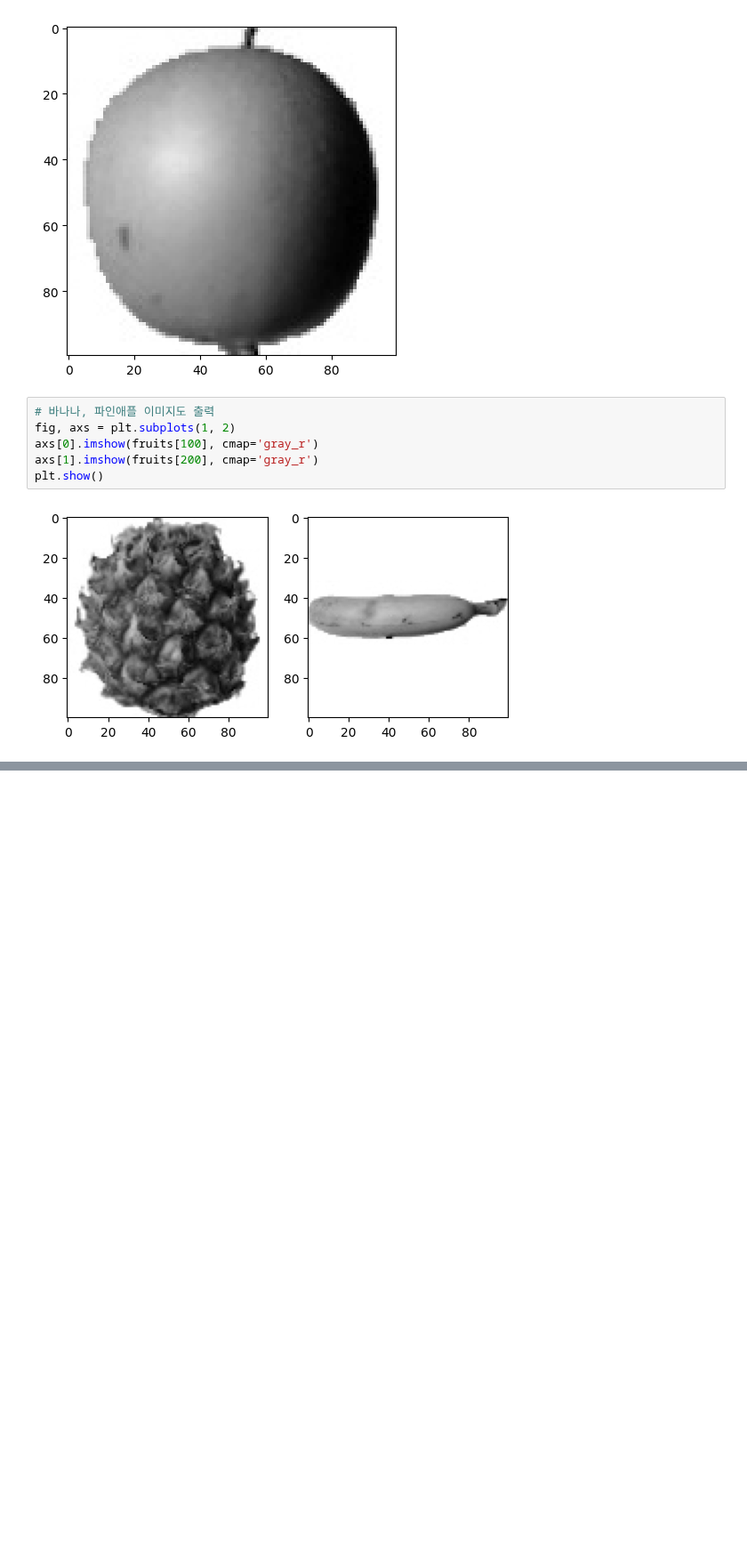
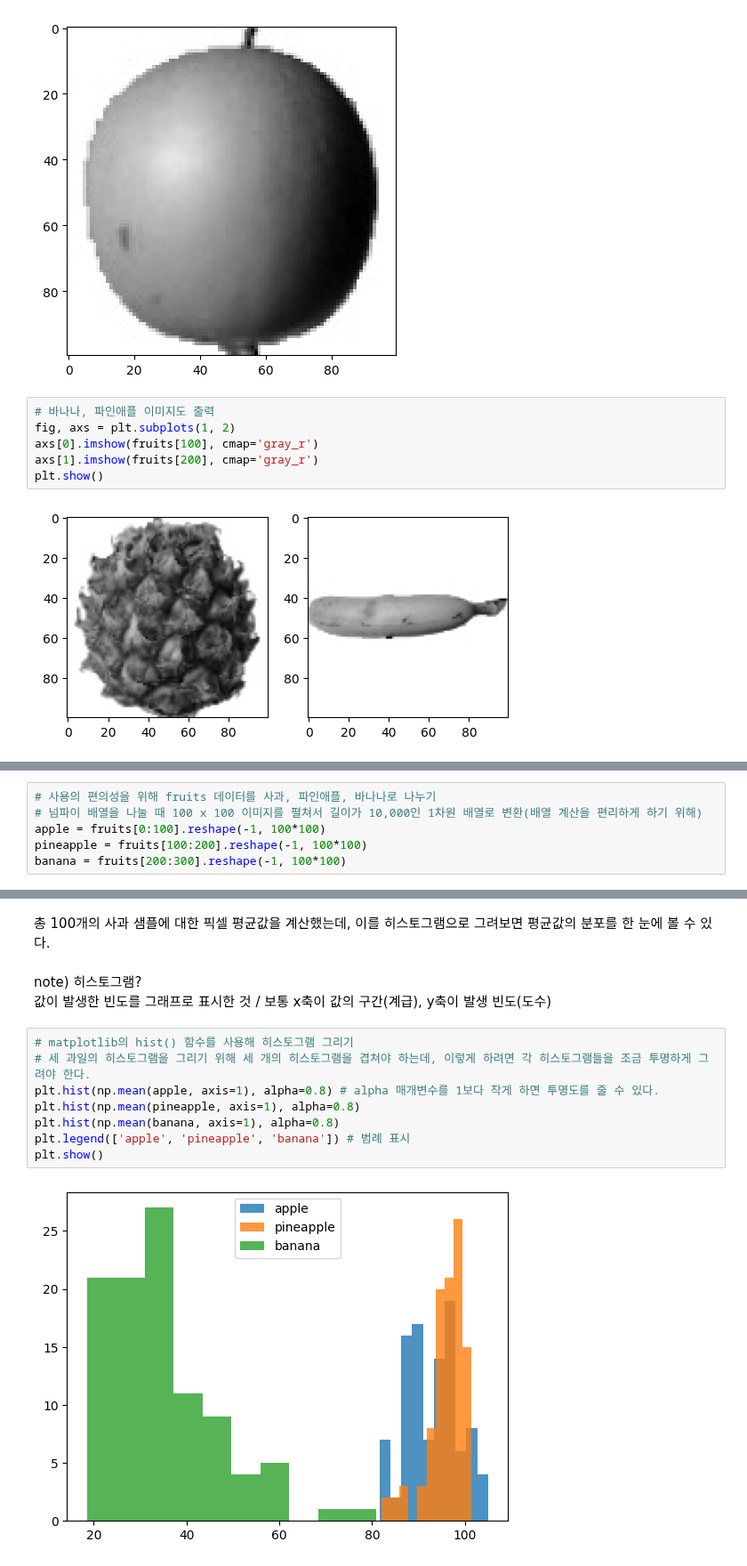
Before and after one commit to Chocoding1/Machine-Learning-Deep-Learning, a Jupyter notebook: 06_1.ipynb, the cells around one changed output, grey strips where cells are left out. Shown at 89% size. Saved outputs shown, nothing was run; the diff lists cells and outputs as text; blank space fills up the shorter version.

```diff
--- a/06_1.ipynb
+++ b/06_1.ipynb
@@ -89,0 +95,6 @@ plt.show()
+# %%
+# 사용의 편의성을 위해 fruits 데이터를 사과, 파인애플, 바나나로 나누기
+# 넘파이 배열을 나눌 때 100 x 100 이미지를 펼쳐서 길이가 10,000인 1차원 배열로 변환(배열 계산을 편리하게 하기 위해)
+apple = fruits[0:100].reshape(-1, 100*100)
+pineapple = fruits[100:200].reshape(-1, 100*100)
+banana = fruits[200:300].reshape(-1, 100*100)
@@ -89,0 +126,15 @@ plt.show()
+# %% [markdown]
+총 100개의 사과 샘플에 대한 픽셀 평균값을 계산했는데, 이를 히스토그램으로 그려보면 평균값의 분포를 한 눈에 볼 수 있다.
+# %% [markdown]
+note) 히스토그램?<br>
+값이 발생한 빈도를 그래프로 표시한 것 / 보통 x축이 값의 구간(계급), y축이 발생 빈도(도수)
+# %%
+# matplotlib의 hist() 함수를 사용해 히스토그램 그리기
+# 세 과일의 히스토그램을 그리기 위해 세 개의 히스토그램을 겹쳐야 하는데, 이렇게 하려면 각 히스토그램들을 조금 투명하게 그려야 한다.
+plt.hist(np.mean(apple, axis=1), alpha=0.8) # alpha 매개변수를 1보다 작게 하면 투명도를 줄 수 있다.
+plt.hist(np.mean(pineapple, axis=1), alpha=0.8)
+plt.hist(np.mean(banana, axis=1), alpha=0.8)
+plt.legend(['apple', 'pineapple', 'banana']) # 범례 표시
+plt.show()
+# %% [output]
+[figure, added]
```
Also changed, not shown: parts of 21 cells of this notebook.
